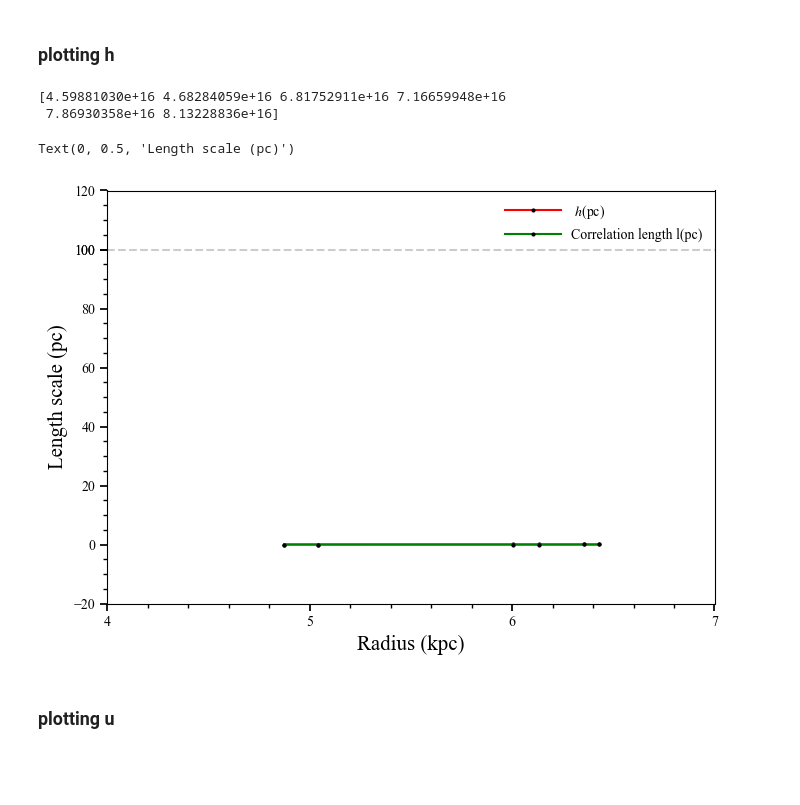
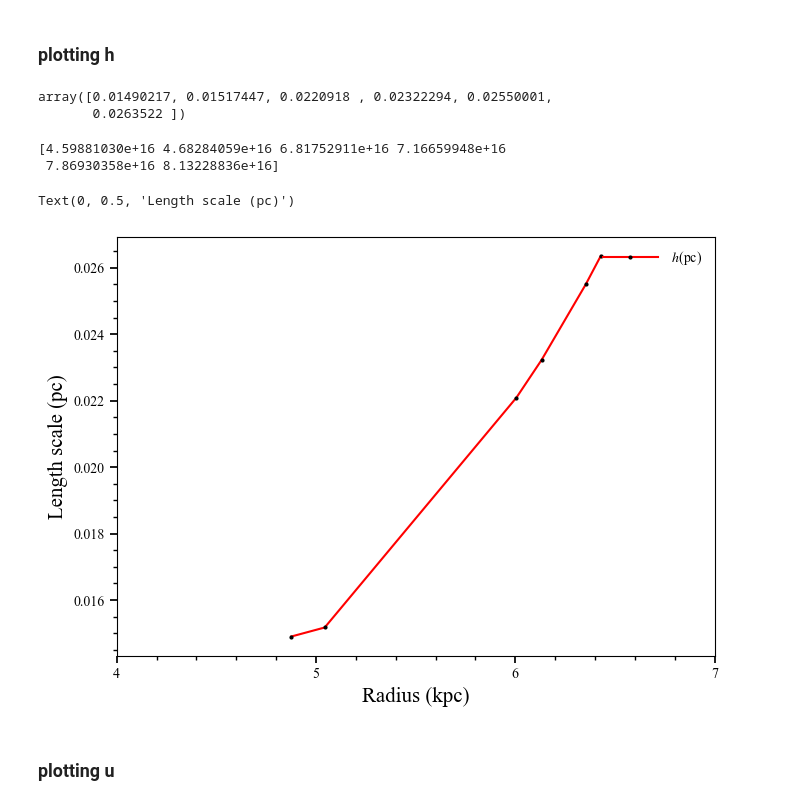
Before and after one commit to Rnazx/MSc.-Thesis, a Jupyter notebook: plots.ipynb, the cells around one changed output. Cells and saved outputs as stored; diff of their text form; code cells hidden in the pictures; blank space fills up the shorter version.

```diff
--- a/plots.ipynb
+++ b/plots.ipynb
@@ -246,27 +250,32 @@ def fill_error(ax, quan_f, quan_err, color = 'red', alpha = 0.2):
                     , alpha=alpha, edgecolor='k', facecolor=color, where = None, interpolate=True)
 # %% [markdown]
 ### plotting h
+# %%
+h_f*pc_kpc/cm_kpc
+# %% [output]
+array([0.01490217, 0.01517447, 0.0220918 , 0.02322294, 0.02550001,
+       0.0263522 ])
 # %%
 fig,ax = plt.subplots(nrows=1, ncols=1, figsize=(7, 5), tight_layout=True)
 print(h_f)
 ax.plot(kpc_r, h_f*pc_kpc/cm_kpc, c='r', linestyle='-', mfc='k',
               mec='k', markersize=m, marker='o', label=r' $h$(pc)')
 # ax.plot(kpc_dat_r, pc_dat_h, c='b', linestyle='dotted',
             #   marker='*',mfc='y',mec='b',mew=1, markersize = 7, label=r'Fiducial values from Chamandy et.al.(2016) $h(pc)$')
-ax.plot(kpc_r, l_f*pc_kpc/cm_kpc, c='g',
-              linestyle='-', mfc='k', mec='k', markersize=m, marker='o', label=r'Correlation length l(pc)')
+# ax.plot(kpc_r, l_f*pc_kpc/cm_kpc, c='g',
+#               linestyle='-', mfc='k', mec='k', markersize=m, marker='o', label=r'Correlation length l(pc)')
 ## ax.plot(kpc_r, datamaker(lsn , data_pass, h_f, tau_f)*pc_kpc/cm_kpc,c = 'y',linestyle='--',mfc='k',mec='k', marker='o')
-ax.axhline(y=100, color='black', linestyle='--', alpha = 0.2)
-ax.set_yticks(list(plt.yticks()[0])+[100])
+#ax.axhline(y=100, color='black', linestyle='--', alpha = 0.2)
+#ax.set_yticks(list(plt.yticks()[0])+[100])
 axis_pars(ax)
 # fill_error(ax, h_f*pc_kpc/cm_kpc, h_err*pc_kpc/cm_kpc)
 ax.set_xlabel(r'Radius (kpc)', fontsize=fs)
 ax.set_ylabel(r'Length scale (pc)', fontsize=fs)
 # %% [output]
 [4.59881030e+16 4.68284059e+16 6.81752911e+16 7.16659948e+16
  7.86930358e+16 8.13228836e+16]
 Text(0, 0.5, 'Length scale (pc)')
-[figure, old version]
+[figure, new version]
 # %% [markdown]
 ### plotting u
 # %%
```
Also changed, not shown: parts of 5 cells of this notebook, 9 other files.
